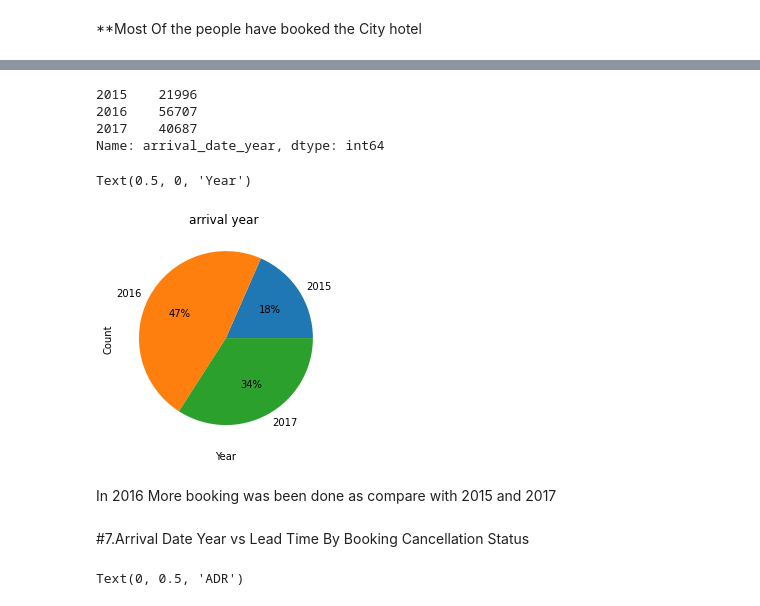
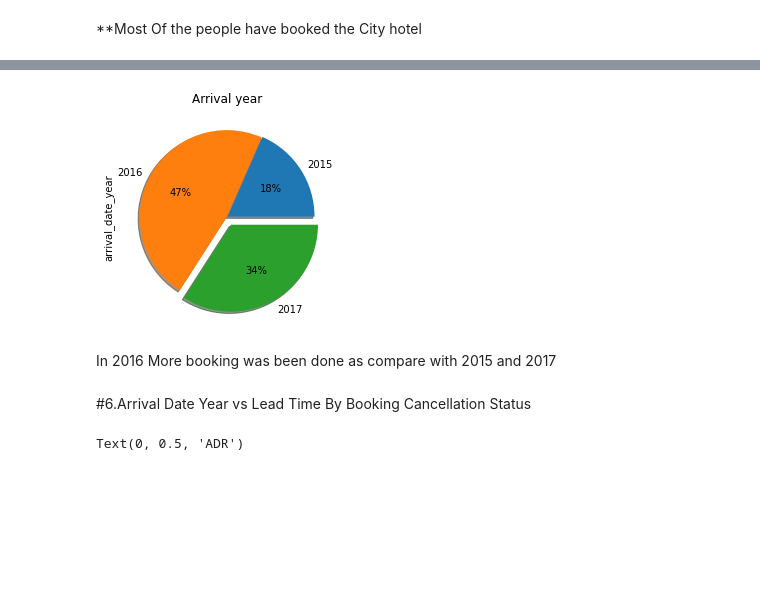
Before and after one commit to prakash4191/project_hotelbooking, a Jupyter notebook: updated_hotel_booking.ipynb, the cells around one changed output, grey strips where cells are left out. Cells and saved outputs as stored; diff of their text form; code cells hidden in the pictures; blank space fills up the shorter version.

```diff
--- a/updated_hotel_booking.ipynb
+++ b/updated_hotel_booking.ipynb
@@ -105,7 +133,8 @@ Children column contains the count of children, so we will replace all the missi
 # %%
 hb['children'].fillna(0,inplace=True)
 hb['country'].fillna('xyz',inplace=True)
-hb.drop(['agent','company'],axis=1,inplace=True)
+hb['company'].fillna(0,inplace=True)
+hb['agent'].fillna(0,inplace=True)
 # %%
 hb.isna().sum()
 # %% [output]
@@ -148,0 +188,4 @@ dtype: object
+# %%
+hb['total_staying_nights'] = hb['stays_in_week_nights'] + hb['stays_in_weekend_nights']
+
+hb['total_people'] = hb['children'] + hb['babies'] + hb['adults']
@@ -271,24 +283,17 @@ In market segment most of the booking have been doen Onlne
 # %%
 hb['arrival_date_year'].sort_index().value_counts(sort=False)
 
 hb4 = hb['arrival_date_year'].sort_index().value_counts(sort=False)
-print(hb4)
-hb4.plot(kind='pie',autopct='%1.0f%%')
 
-plt.title('arrival year ')
-plt.ylabel('Count')
-plt.xlabel('Year')
+hb4.plot(kind='pie',autopct='%1.0f%%',shadow=True,explode=[0.01,0.0,0.1])
+plt.title("Arrival year")
+plt.show()
 # %% [output]
-2015    21996
-2016    56707
-2017    40687
-Name: arrival_date_year, dtype: int64
-Text(0.5, 0, 'Year')
-[figure, old version]
+[figure, new version]
 # %% [markdown]
 In 2016 More booking was been done as compare with 2015 and 2017
 # %% [markdown]
-#7.Arrival Date Year vs Lead Time By Booking Cancellation Status
+#6.Arrival Date Year vs Lead Time By Booking Cancellation Status
 # %%
 hb['adr'] = hb['adr'].astype(float)
 plt.figure(figsize=(15,10))
```
Also changed, not shown: parts of 67 cells of this notebook.
